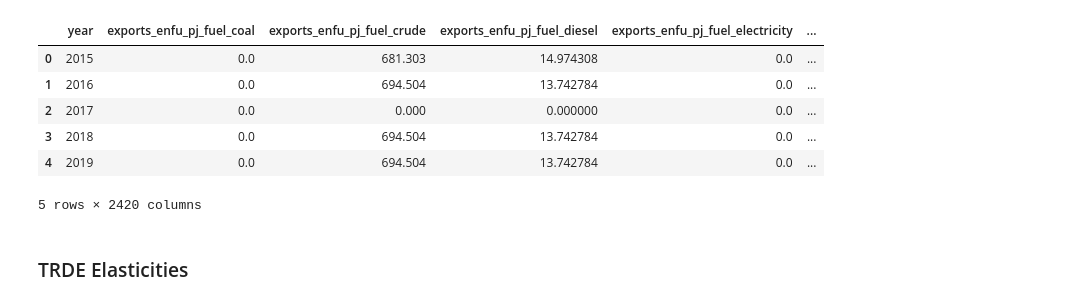
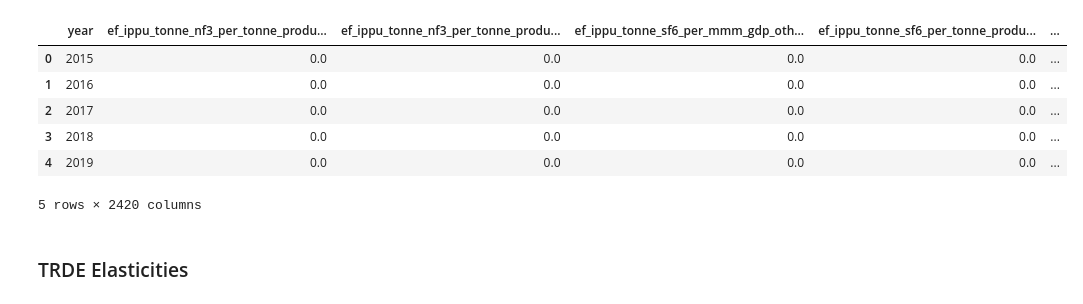
Before and after one commit to sisepuede-framework/ssp_libya, a Jupyter notebook: ssp_modeling/input_data/modify_input_data.ipynb, the cells around one changed output. Cells and saved outputs as stored; diff of their text form; code cells hidden in the pictures.

```diff
--- a/ssp_modeling/input_data/modify_input_data.ipynb
+++ b/ssp_modeling/input_data/modify_input_data.ipynb
@@ -2,15 +2,15 @@
 import pandas as pd
 import os
 # %%
-df = pd.read_csv("sisepuede_raw_inputs_latest_LBY.csv")
+df = pd.read_csv("sisepuede_raw_inputs_latest_LBY_oct_28.csv")
 df.head()
 # %% [output]
-|  | year | exports_enfu_pj_fuel_coal | exports_enfu_pj_fuel_crude | exports_enfu_pj_fuel_diesel | exports_enfu_pj_fuel_electricity | ... |
-| 0 | 2015 | 0.0 | 681.303 | 14.974308 | 0.0 | ... |
-| 1 | 2016 | 0.0 | 694.504 | 13.742784 | 0.0 | ... |
-| 2 | 2017 | 0.0 | 0.000 | 0.000000 | 0.0 | ... |
-| 3 | 2018 | 0.0 | 694.504 | 13.742784 | 0.0 | ... |
-| 4 | 2019 | 0.0 | 694.504 | 13.742784 | 0.0 | ... |
+|  | year | ef_ippu_tonne_nf3_per_tonne_produ... | ef_ippu_tonne_nf3_per_tonne_produ... | ef_ippu_tonne_sf6_per_mmm_gdp_oth... | ef_ippu_tonne_sf6_per_tonne_produ... | ... |
+| 0 | 2015 | 0.0 | 0.0 | 0.0 | 0.0 | ... |
+| 1 | 2016 | 0.0 | 0.0 | 0.0 | 0.0 | ... |
+| 2 | 2017 | 0.0 | 0.0 | 0.0 | 0.0 | ... |
+| 3 | 2018 | 0.0 | 0.0 | 0.0 | 0.0 | ... |
+| 4 | 2019 | 0.0 | 0.0 | 0.0 | 0.0 | ... |
 5 rows × 2420 columns
 # %% [markdown]
 ### TRDE Elasticities
```
Also changed, not shown: parts of 1 cell of this notebook, 5 other files.
